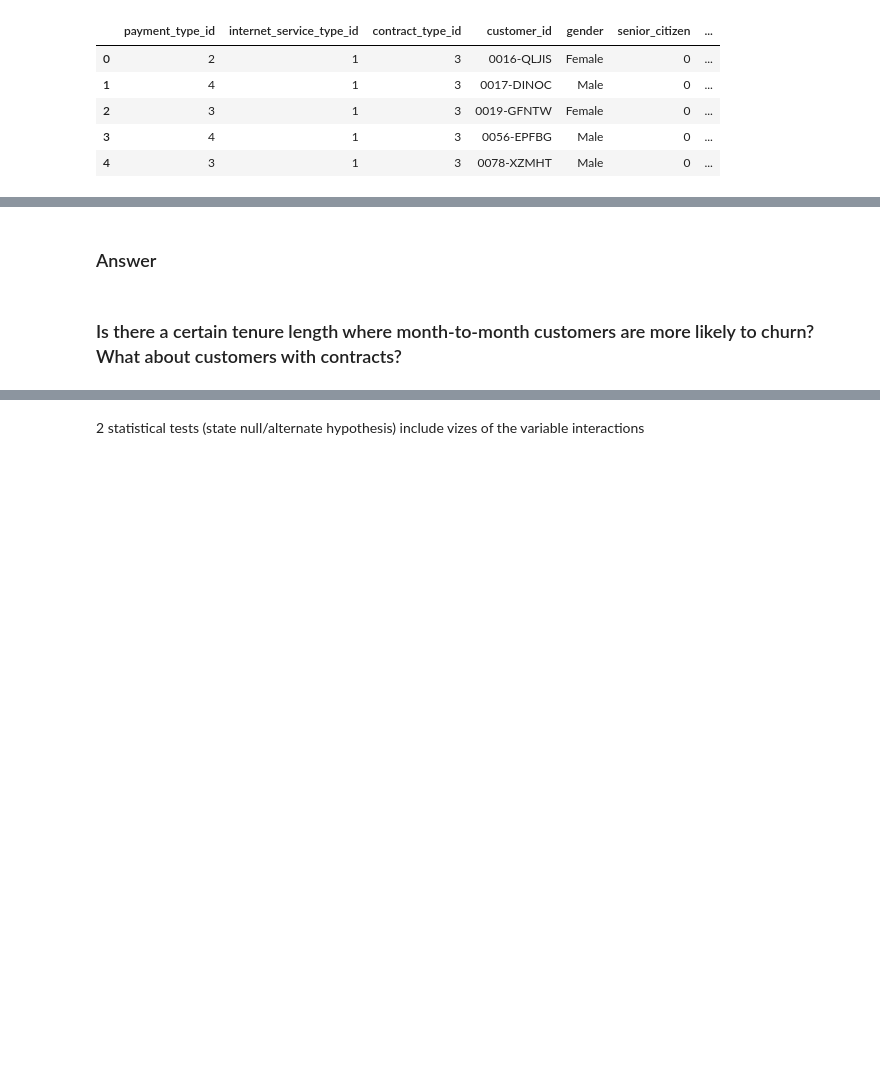
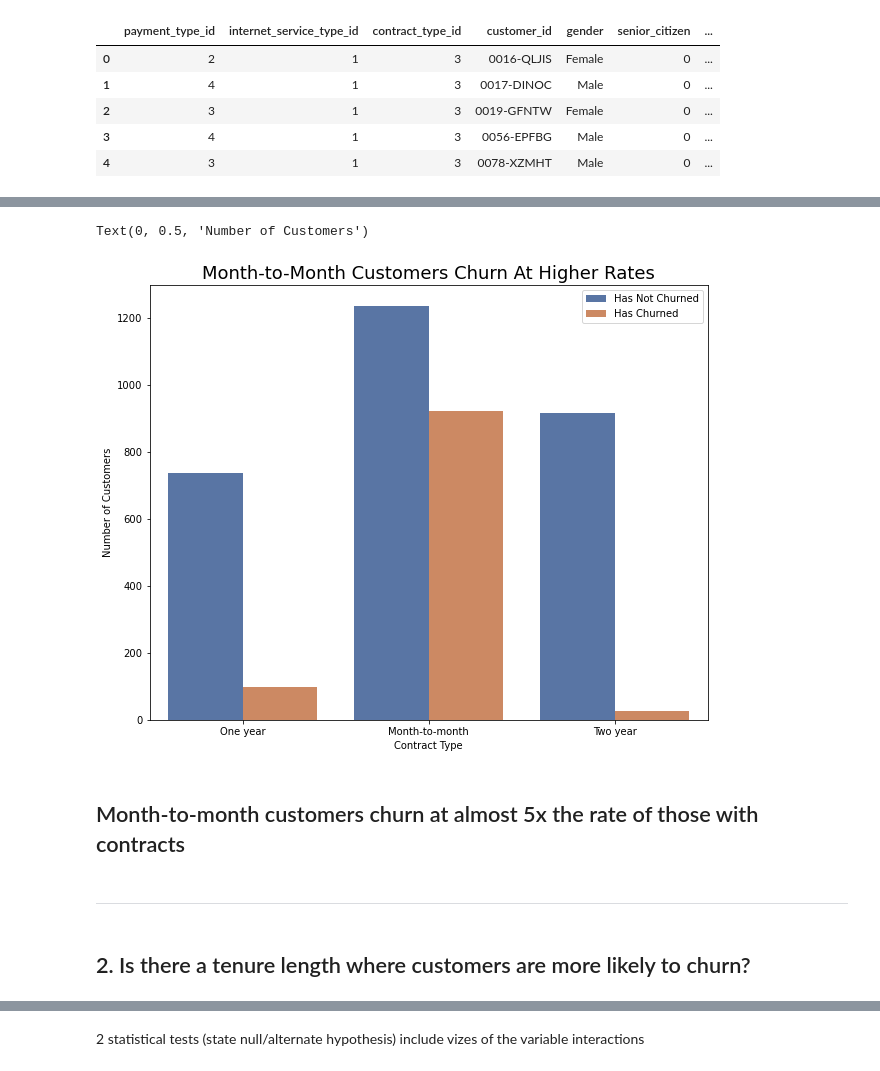
Before and after one commit to lainslie-18/telco_classification_project, a Jupyter notebook: telco_classification_project_draft.ipynb, the cells around one changed output, grey strips where cells are left out. Cells and saved outputs as stored; diff of their text form; code cells hidden in the pictures; blank space fills up the shorter version.

```diff
--- a/telco_classification_project_draft.ipynb
+++ b/telco_classification_project_draft.ipynb
@@ -366,7 +333,18 @@ plt.show()
 # %%
-# viz
+# plot visualization of number of customers churned/not churned by contract type
+plt.figure(figsize=(10,8))
+sns.countplot(x='contract_type', hue='churn', palette='deep', data=train)
+plt.title('Month-to-Month Customers Churn At Higher Rates', fontsize=18)
+plt.legend(labels=['Has Not Churned','Has Churned'])
+plt.xlabel('Contract Type')
+plt.ylabel('Number of Customers')
+# %% [output]
+Text(0, 0.5, 'Number of Customers')
+[figure, added]
 # %% [markdown]
-### Answer
+## Month-to-month customers churn at almost 5x the rate of those with contracts
+# %% [markdown]
+***
 # %% [markdown]
-### Is there a certain tenure length where month-to-month customers are more likely to churn? What about customers with contracts?
+## 2. Is there a tenure length where customers are more likely to churn?
 # %%
```
Also changed, not shown: parts of 88 cells of this notebook.
